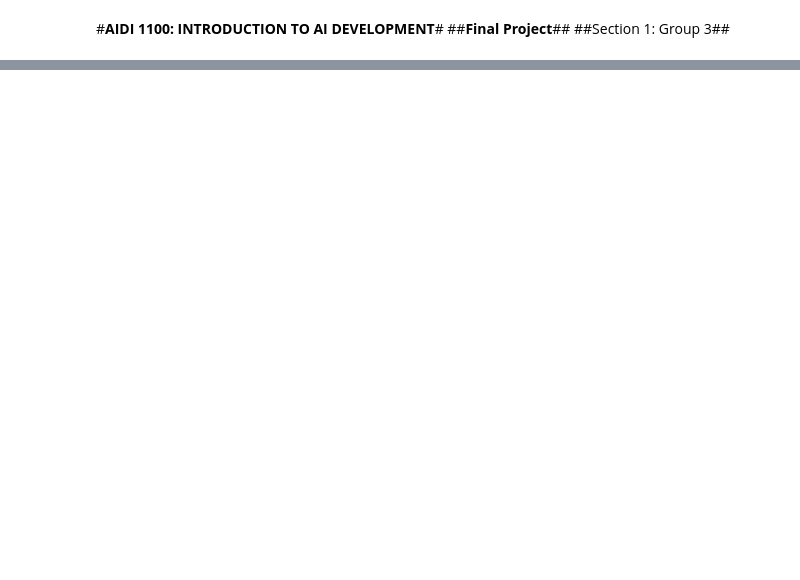
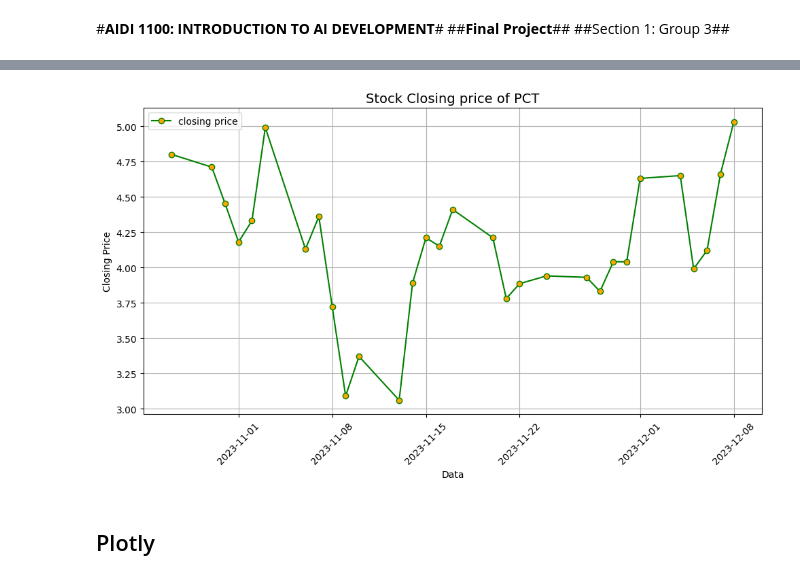
Before and after one commit to oneeyed-yggdrasil/AIDI-1100-Final-Project, a Jupyter notebook: AIDI_1100_01_FINAL_PROJECT_GROUP_3.ipynb, the cells around one changed output, grey strips where cells are left out. Drawn from its saved outputs; the diff is of its cells as text; code cells hidden in the pictures; blank space fills up the shorter version.

Commit message:
Added Visualization

```diff
--- a/AIDI_1100_01_FINAL_PROJECT_GROUP_3.ipynb
+++ b/AIDI_1100_01_FINAL_PROJECT_GROUP_3.ipynb
@@ -152,0 +198,6 @@ plt.gca().spines[['top', 'right',]].set_visible(False)
+# %%
+# Creating a series with Closing values and Volume of PARA and PCT with date as index
+para_close = para['Close']
+pct_close = pct['Close']
+para_vol = para['Volume']
+pct_vol = pct["Volume"]
@@ -152,0 +280,16 @@ plt.gca().spines[['top', 'right',]].set_visible(False)
+# %%
+%matplotlib inline
+plt.figure(figsize=(10, 6))
+import matplotlib.pyplot as plt
+ax = plt.plot(pct_close, label = "closing price", color='green', marker='o', mfc = 'orange')
+plt.xlabel("Data")
+plt.ylabel("Closing Price")
+plt.title("Stock Closing price of PCT", fontsize = 14)
+plt.grid()
+plt.legend()
+plt.xticks(rotation=45)
+plt.tight_layout()
+# %% [output]
+[figure, added]
+# %% [markdown]
+## Plotly
```
Also changed, not shown: parts of 50 cells of this notebook.
